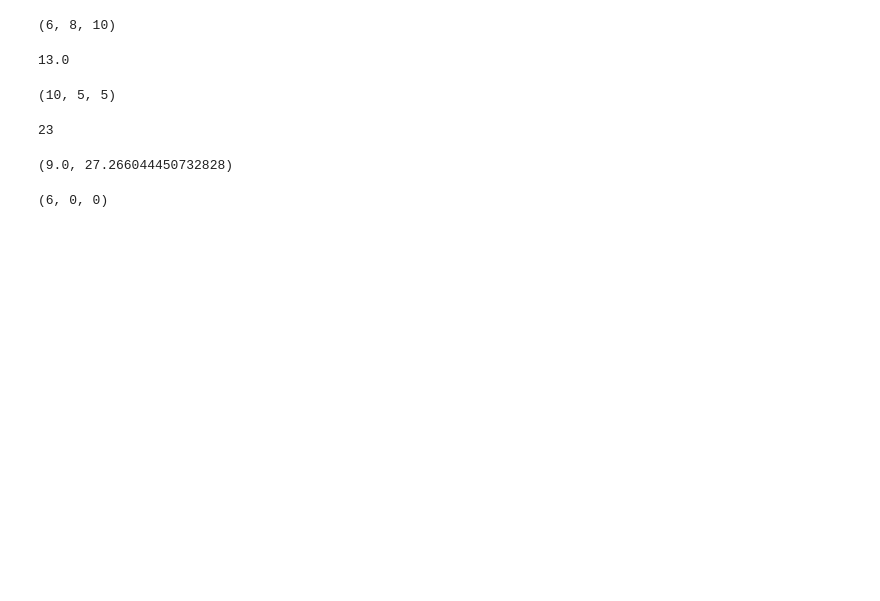
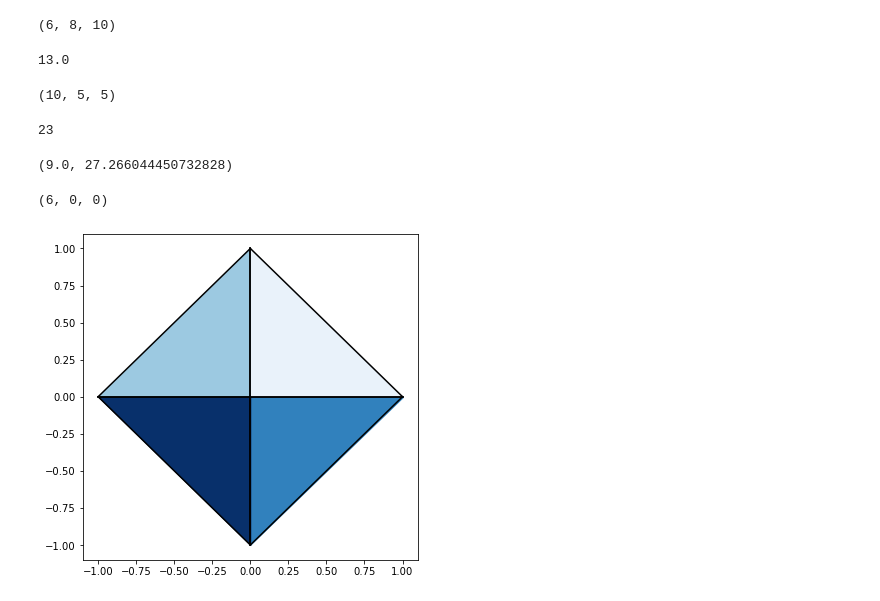
Before and after one commit to SanriGirdabi/Machine-Learning-Series, a Jupyter notebook: Math/3D/3D Works.ipynb, the cells around one changed output. Cells and saved outputs as stored; diff of their text form; code cells hidden in the pictures; blank space fills up the shorter version.

Commit message:
Render a sphere

```diff
--- a/Math/3D/3D Works.ipynb
+++ b/Math/3D/3D Works.ipynb
@@ -84,0 +112,8 @@ cross((0,0,3), (0,-2,0))
+# %%
+blues = matplotlib.cm.get_cmap('Blues')
+# %%
+def unit(v):
+    return scale(1./length(v), v)
+# %%
+def normal(face):
+    return(cross(subtract(face[1 ], face[0 ]), subtract(face[2 ], face[0 ])))
@@ -84,0 +122,14 @@ cross((0,0,3), (0,-2,0))
+# %%
+def render(faces, light=(1,2,3), color_map=blues, lines=None):
+    polygons = []
+    for face in faces:
+        unit_normal = unit(normal(face)) #1
+        if unit_normal[2] > 0: #2
+            c = color_map(1 - dot(unit(normal(face)), unit(light))) #3
+            p = Polygon2D(*face_to_2d(face), fill=c, color=lines) #4
+            polygons.append(p)
+    draw2d(*polygons,axes=False, origin=False, grid=None)
+# %%
+render(octahedron, color_map=matplotlib.cm.get_cmap('Blues'), lines=black)
+# %% [output]
+[figure, added]
```
Also changed, not shown: parts of 9 cells of this notebook, 3 other files.
